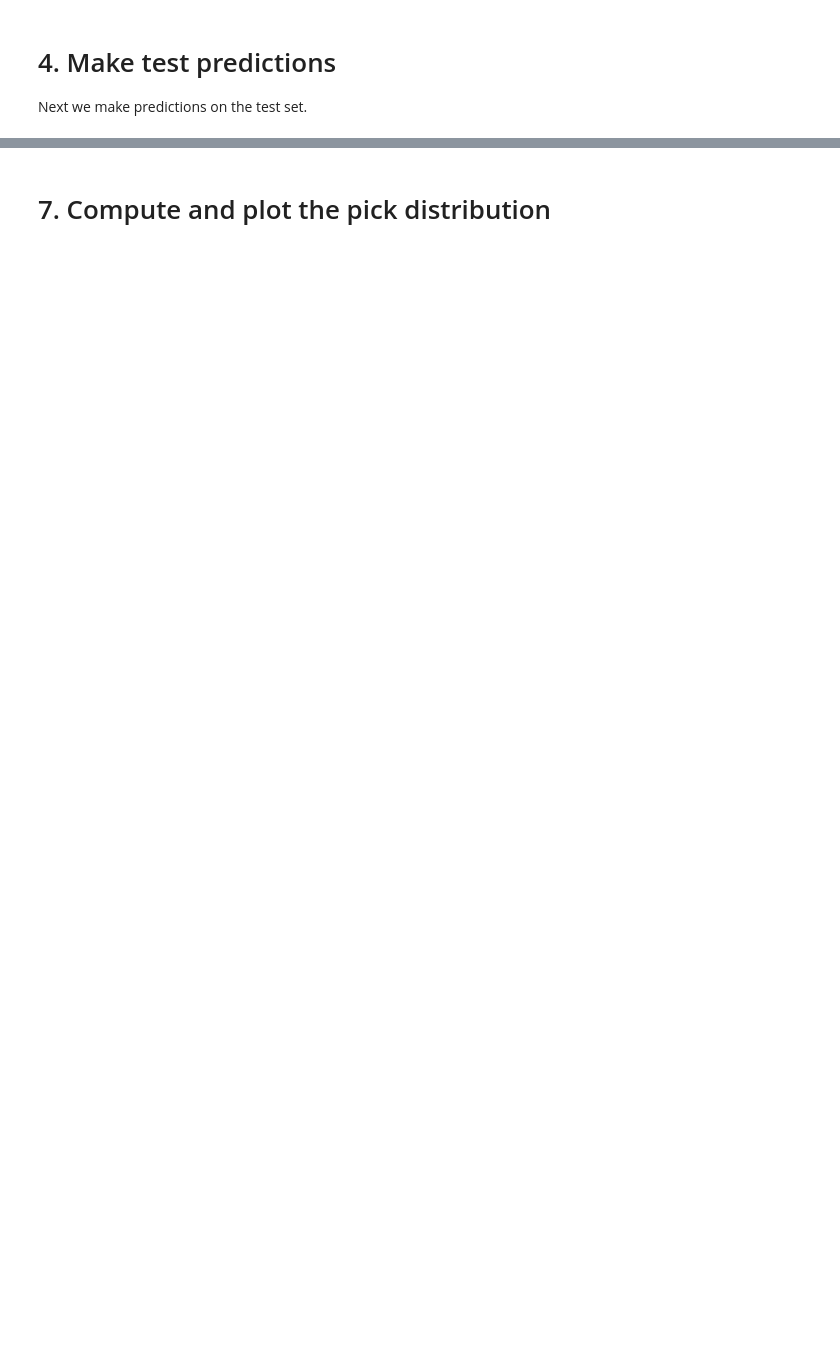
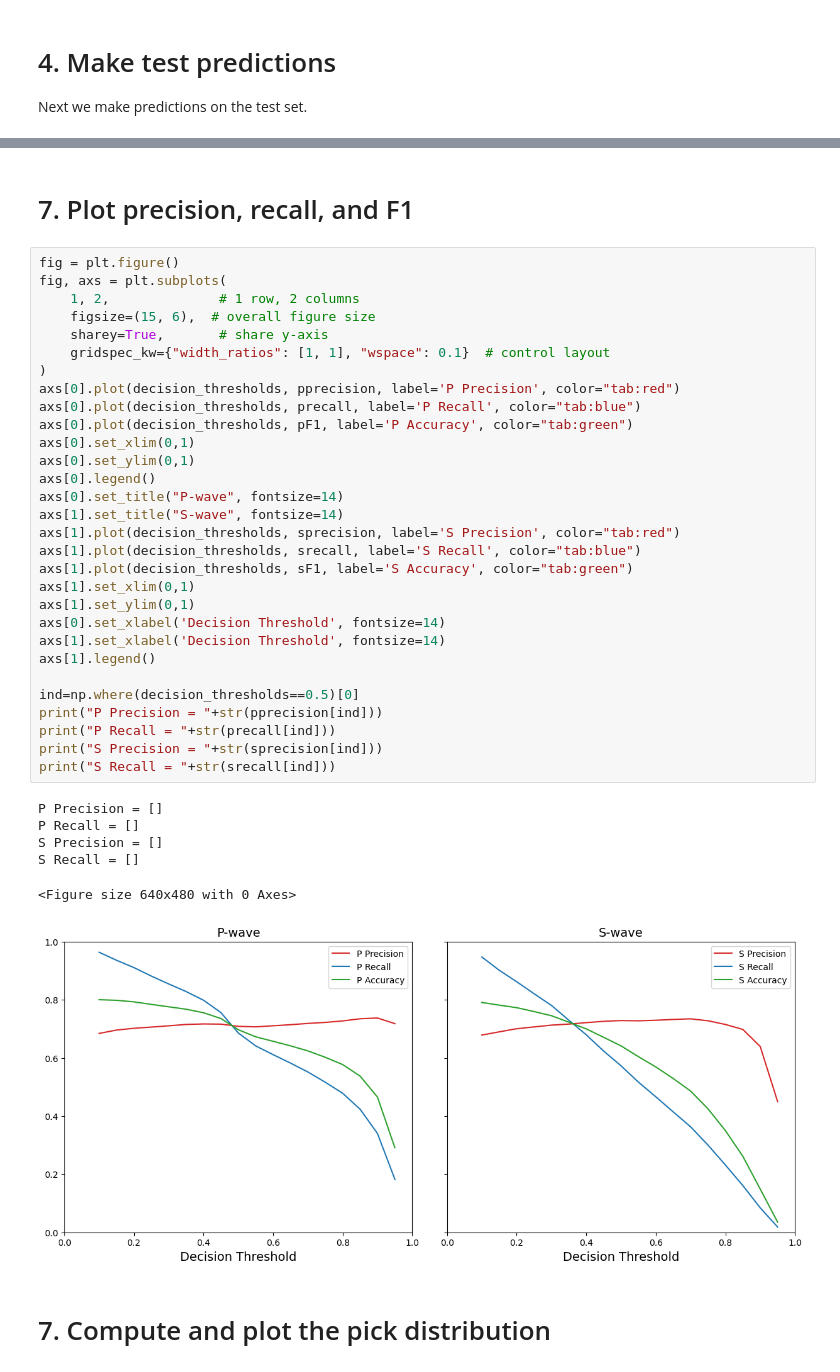
Before and after one commit to cascadiaquakes/2025_ML_TSC, a Jupyter notebook: notebooks/Amanda/unet_performance_metrics.ipynb, the cells around one changed output, grey strips where cells are left out. Saved outputs shown, nothing was run; the diff lists cells and outputs as text; blank space fills up the shorter version.

```diff
--- a/notebooks/Amanda/unet_performance_metrics.ipynb
+++ b/notebooks/Amanda/unet_performance_metrics.ipynb
@@ -515,3 +512,42 @@ S Accuracy = 0.8796967331921062
+# %% [markdown]
+# 7. Plot precision, recall, and F1
+# %%
+fig = plt.figure()
+fig, axs = plt.subplots(
+    1, 2,              # 1 row, 2 columns
+    figsize=(15, 6),  # overall figure size
+    sharey=True,       # share y-axis
+    gridspec_kw={"width_ratios": [1, 1], "wspace": 0.1}  # control layout
+)
+axs[0].plot(decision_thresholds, pprecision, label='P Precision', color="tab:red")
+axs[0].plot(decision_thresholds, precall, label='P Recall', color="tab:blue")
+axs[0].plot(decision_thresholds, pF1, label='P Accuracy', color="tab:green")
+axs[0].set_xlim(0,1)
+axs[0].set_ylim(0,1)
+axs[0].legend()
+axs[0].set_title("P-wave", fontsize=14)
+axs[1].set_title("S-wave", fontsize=14)
+axs[1].plot(decision_thresholds, sprecision, label='S Precision', color="tab:red")
+axs[1].plot(decision_thresholds, srecall, label='S Recall', color="tab:blue")
+axs[1].plot(decision_thresholds, sF1, label='S Accuracy', color="tab:green")
+axs[1].set_xlim(0,1)
+axs[1].set_ylim(0,1)
+axs[0].set_xlabel('Decision Threshold', fontsize=14)
+axs[1].set_xlabel('Decision Threshold', fontsize=14)
+axs[1].legend()
+
+ind=np.where(decision_thresholds==0.5)[0]
+print("P Precision = "+str(pprecision[ind]))
+print("P Recall = "+str(precall[ind]))
+print("S Precision = "+str(sprecision[ind]))
+print("S Recall = "+str(srecall[ind]))
+# %% [output]
+P Precision = []
+P Recall = []
+S Precision = []
+S Recall = []
+<Figure size 640x480 with 0 Axes>
+[figure, added]
 # %% [markdown]
 # 7. Compute and plot the pick distribution
 # %%
```
Also changed, not shown: parts of 19 cells of this notebook.
